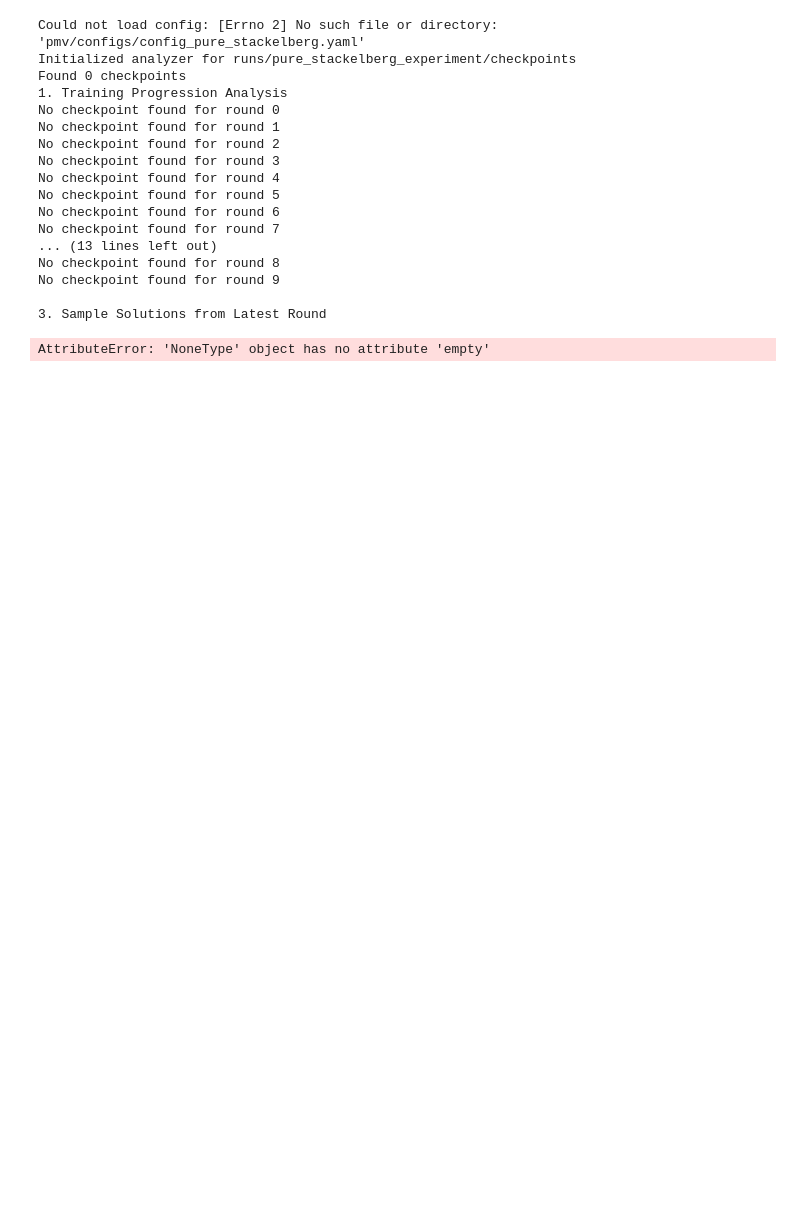
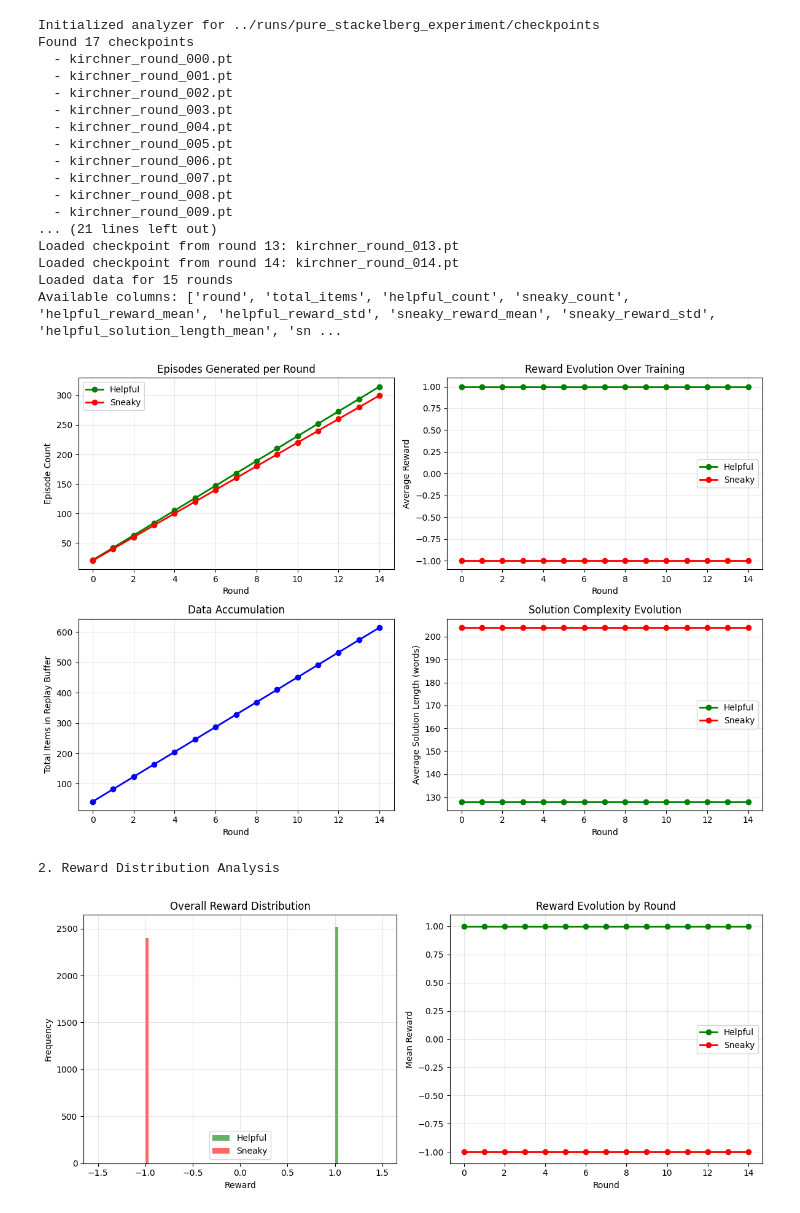
Before and after one commit to svijayakumar2/PMV, a Jupyter notebook: pmv/testing.ipynb, the cells around one changed output. Drawn from its saved outputs; the diff is of its cells as text; code cells hidden in the pictures; blank space fills up the shorter version.

```diff
--- a/pmv/testing.ipynb
+++ b/pmv/testing.ipynb
@@ -7,13 +7,11 @@ import pandas as pd
 from pathlib import Path
 import random
 from typing import List, Dict, Tuple
-import seaborn as sns
 from transformers import AutoTokenizer, AutoModelForCausalLM
 import re
 
-# Set style for better plots
-plt.style.use('seaborn-v0_8')
-sns.set_palette("husl")
+# plt.style.use('seaborn-v0_8')
+# sns.set_palette("husl")
 
 class ModelAnalyzer:
     """Analyzer for trained prover-verifier models using real checkpoint data"""
@@ -408,50 +406,52 @@ def quick_analysis(checkpoint_dir: str, config_path: str = None):
     print("\n3. Sample Solutions from Latest Round")
     latest_round = df['round'].max() if not df.empty else 0
     analyzer.display_solution_samples(latest_round)
 
     return analyzer, df
 
 def compare_early_vs_late(analyzer, early_round: int = 0, late_round: int = None):
     """Compare early vs late training rounds"""
     if late_round is None:
         df = analyzer.analyze_training_progression()
         late_round = df['round'].max() if not df.empty else 5
 
     print(f"Comparing Round {early_round} vs Round {late_round}")
     analyzer.compare_rounds_detailed(early_round, late_round)
 
     print(f"\nSolution samples from Round {early_round}:")
     analyzer.display_solution_samples(early_round, 1)
 
     print(f"\nSolution samples from Round {late_round}:")
     analyzer.display_solution_samples(late_round, 1)
 
 if __name__ == "__main__":
     analyzer, df = quick_analysis(
-        checkpoint_dir="runs/pure_stackelberg_experiment/checkpoints",
-        config_path="pmv/configs/config_pure_stackelberg.yaml"
+        checkpoint_dir="../runs/pure_stackelberg_experiment/checkpoints",
+        config_path="configs/config_pure_stackelberg.yaml"
     )
 
     print("\nother commands:")
     print("- analyzer.display_solution_samples(round_idx)")
     print("- analyzer.compare_rounds_detailed(round1, round2)")
     print("- compare_early_vs_late(analyzer)")
 # %% [output]
-Could not load config: [Errno 2] No such file or directory: 'pmv/configs/config_pure_stackelberg.yaml'
-Initialized analyzer for runs/pure_stackelberg_experiment/checkpoints
-Found 0 checkpoints
-1. Training Progression Analysis
-No checkpoint found for round 0
-No checkpoint found for round 1
-No checkpoint found for round 2
-No checkpoint found for round 3
-No checkpoint found for round 4
-No checkpoint found for round 5
-No checkpoint found for round 6
-No checkpoint found for round 7
-... (13 lines left out)
-No checkpoint found for round 8
-No checkpoint found for round 9
-
-3. Sample Solutions from Latest Round
+Initialized analyzer for ../runs/pure_stackelberg_experiment/checkpoints
+Found 17 checkpoints
+  - kirchner_round_000.pt
+  - kirchner_round_001.pt
+  - kirchner_round_002.pt
+  - kirchner_round_003.pt
+  - kirchner_round_004.pt
+  - kirchner_round_005.pt
+  - kirchner_round_006.pt
+  - kirchner_round_007.pt
+  - kirchner_round_008.pt
+  - kirchner_round_009.pt
+... (21 lines left out)
+Loaded checkpoint from round 13: kirchner_round_013.pt
+Loaded checkpoint from round 14: kirchner_round_014.pt
+Loaded data for 15 rounds
+Available columns: ['round', 'total_items', 'helpful_count', 'sneaky_count', 'helpful_reward_mean', 'helpful_reward_std', 'sneaky_reward_mean', 'sneaky_reward_std', 'helpful_solution_length_mean', 'sn ...
+[figure, added]
-AttributeError: 'NoneType' object has no attribute 'empty'
+2. Reward Distribution Analysis
+[figure, added]
```
Also changed, not shown: parts of 3 cells of this notebook, 6 other files.
